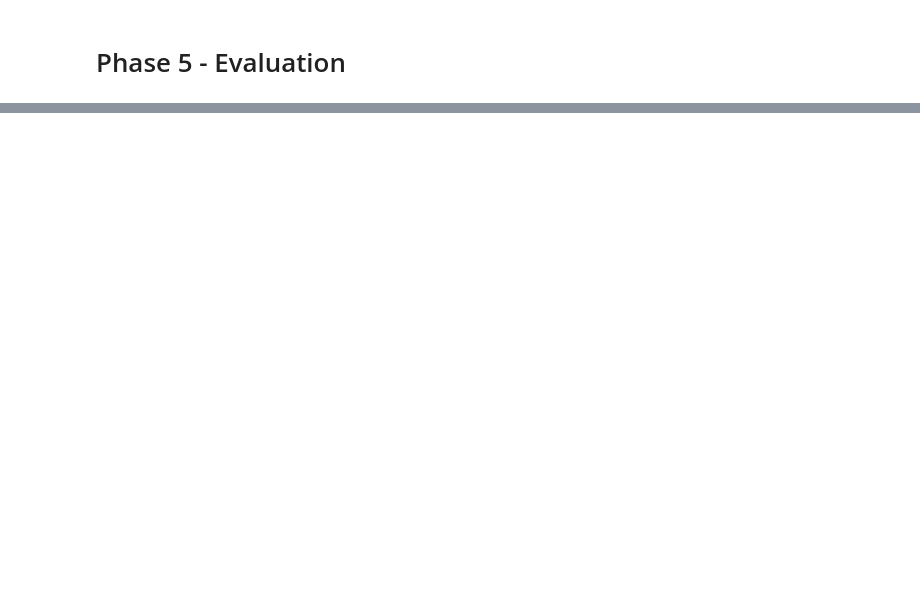
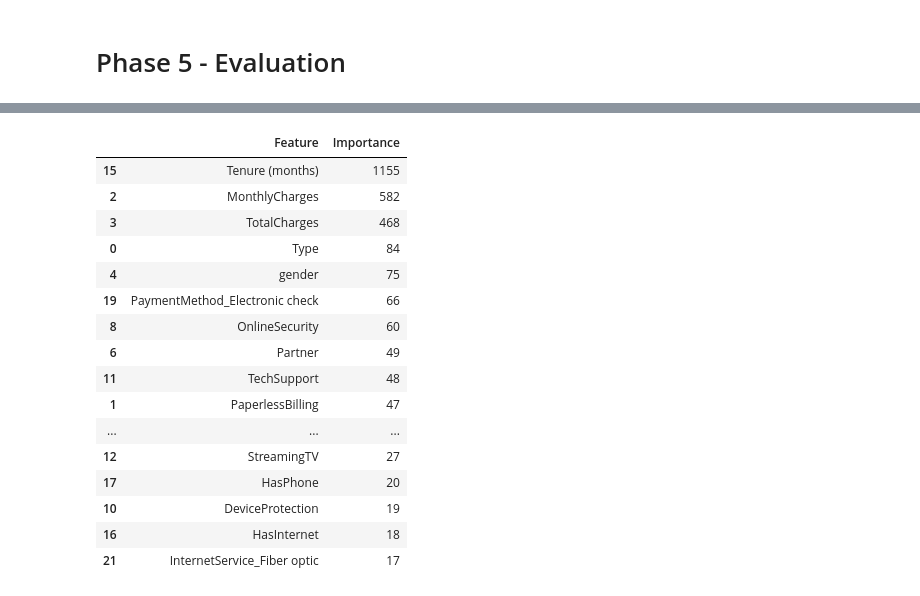
Before and after one commit to DigitalKnight74/TripleTen_Projects, a Jupyter notebook: Sprint 17 - Final Project/Interconnect_Telecom_Client_Churn.ipynb, the cells around one changed output, grey strips where cells are left out. Drawn from its saved outputs; the diff is of its cells as text; code cells hidden in the pictures; blank space fills up the shorter version.

```diff
--- a/Sprint 17 - Final Project/Interconnect_Telecom_Client_Churn.ipynb
+++ b/Sprint 17 - Final Project/Interconnect_Telecom_Client_Churn.ipynb
@@ -468,0 +615,24 @@ y = df_final['Churned']
+# %%
+# Feature Importance for the best performing model (LightGBM)
+feature_importance = pd.DataFrame({'Feature': X.columns, 'Importance': model_1.feature_importances_})
+feature_importance = feature_importance.sort_values(by='Importance', ascending=False)
+
+feature_importance
+# %% [output]
+|  | Feature | Importance |
+| 15 | Tenure (months) | 1155 |
+| 2 | MonthlyCharges | 582 |
+| 3 | TotalCharges | 468 |
+| 0 | Type | 84 |
+| 4 | gender | 75 |
+| 19 | PaymentMethod_Electronic check | 66 |
+| 8 | OnlineSecurity | 60 |
+| 6 | Partner | 49 |
+| 11 | TechSupport | 48 |
+| 1 | PaperlessBilling | 47 |
+| ... | ... | ... |
+| 12 | StreamingTV | 27 |
+| 17 | HasPhone | 20 |
+| 10 | DeviceProtection | 19 |
+| 16 | HasInternet | 18 |
+| 21 | InternetService_Fiber optic | 17 |
```
Also changed, not shown: parts of 18 cells of this notebook, 4 other files.
